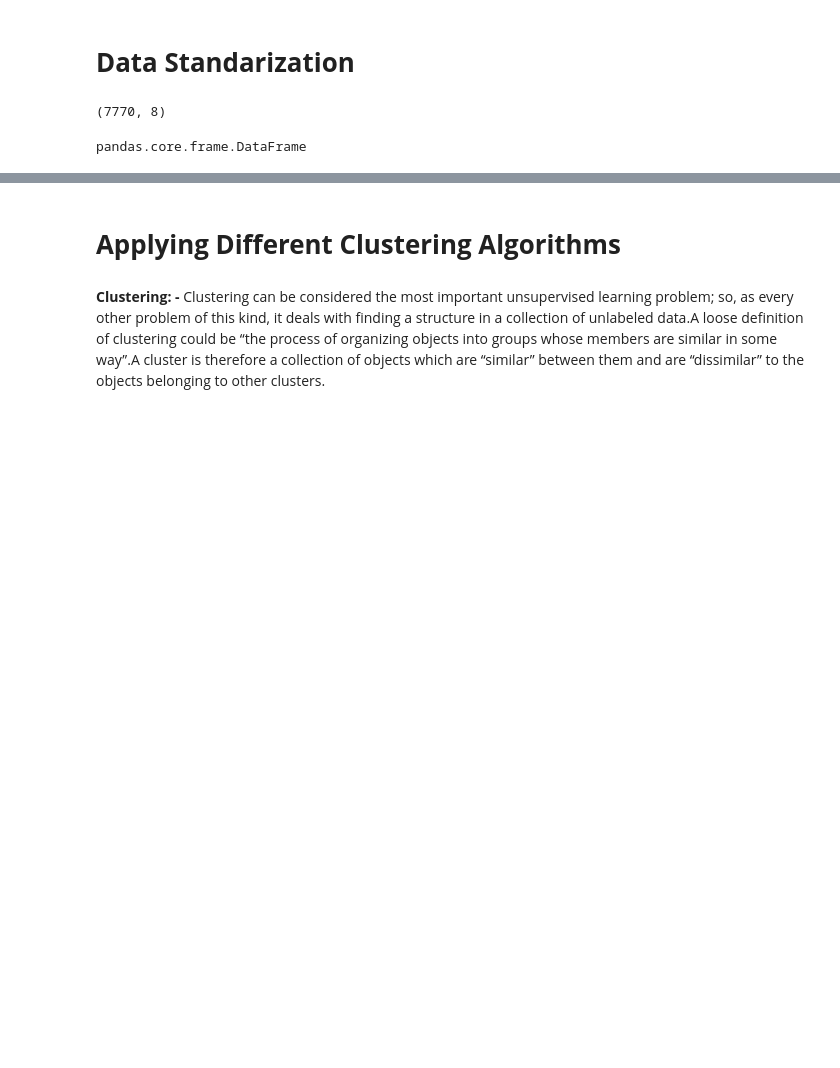
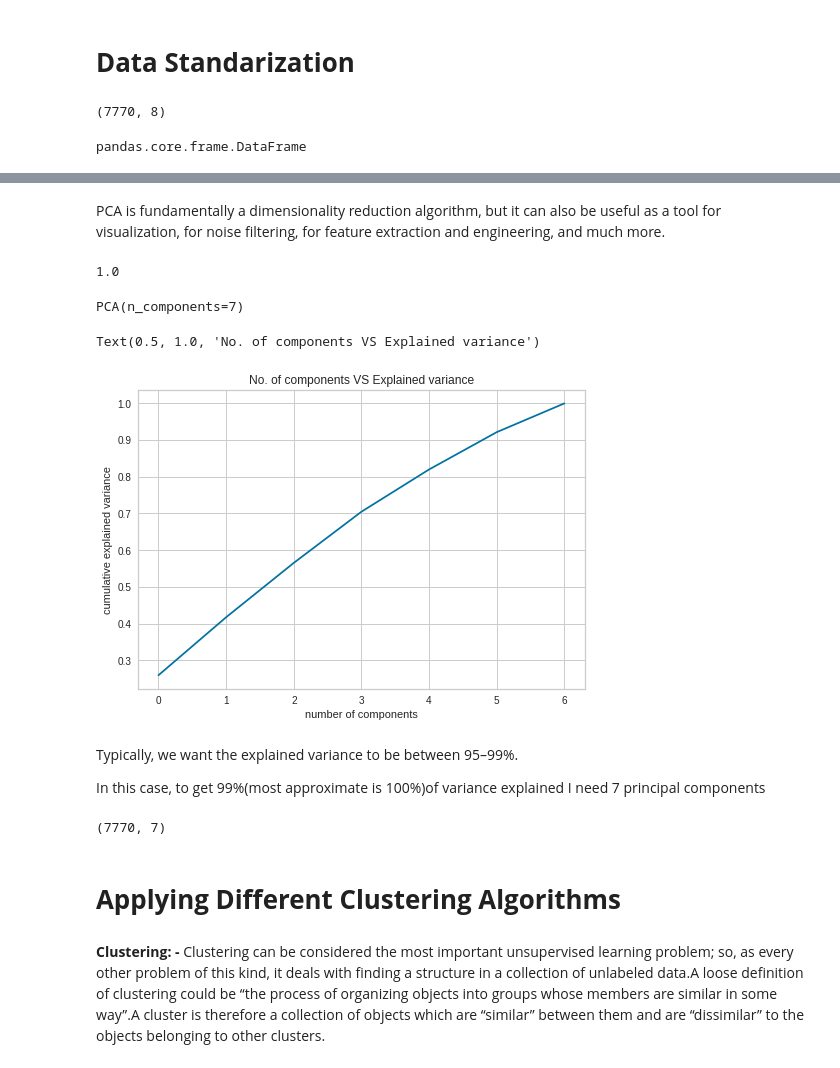
Before and after one commit to pmgumble/pmgumble-Netflix-Movies-TV-Shows-clustering, a Jupyter notebook: Pratik_M_Gumble_Netflix_Movies_TV_Shows_clustering.ipynb, the cells around one changed output, grey strips where cells are left out. Drawn from its saved outputs; the diff is of its cells as text; code cells hidden in the pictures; blank space fills up the shorter version.

```diff
--- a/Pratik_M_Gumble_Netflix_Movies_TV_Shows_clustering.ipynb
+++ b/Pratik_M_Gumble_Netflix_Movies_TV_Shows_clustering.ipynb
@@ -973,0 +978,2 @@ pandas.core.frame.DataFrame
+# %% [markdown]
+PCA is fundamentally a dimensionality reduction algorithm, but it can also be useful as a tool for visualization, for noise filtering, for feature extraction and engineering, and much more.
@@ -973,0 +988,21 @@ pandas.core.frame.DataFrame
+# %%
+pca_variance(7)
+# %% [output]
+1.0
+# %%
+pca = PCA(n_components=7)
+pca.fit(X)
+# %% [output]
+PCA(n_components=7)
+# %%
+plt.plot(np.cumsum(pca.explained_variance_ratio_))
+plt.xlabel('number of components')
+plt.ylabel('cumulative explained variance')
+plt.title('No. of components VS Explained variance')
+# %% [output]
+Text(0.5, 1.0, 'No. of components VS Explained variance')
+[figure, added]
+# %% [markdown]
+Typically, we want the explained variance to be between 95–99%.
+
+In this case, to get 99%(most approximate is 100%)of variance explained I need 7 principal components
@@ -974,3 +1011,7 @@ pandas.core.frame.DataFrame
+# %%
+X_pca.shape
+# %% [output]
+(7770, 7)
 # %% [markdown]
 # **Applying Different Clustering Algorithms**
 # %% [markdown]
```
Also changed, not shown: parts of 46 cells of this notebook.
